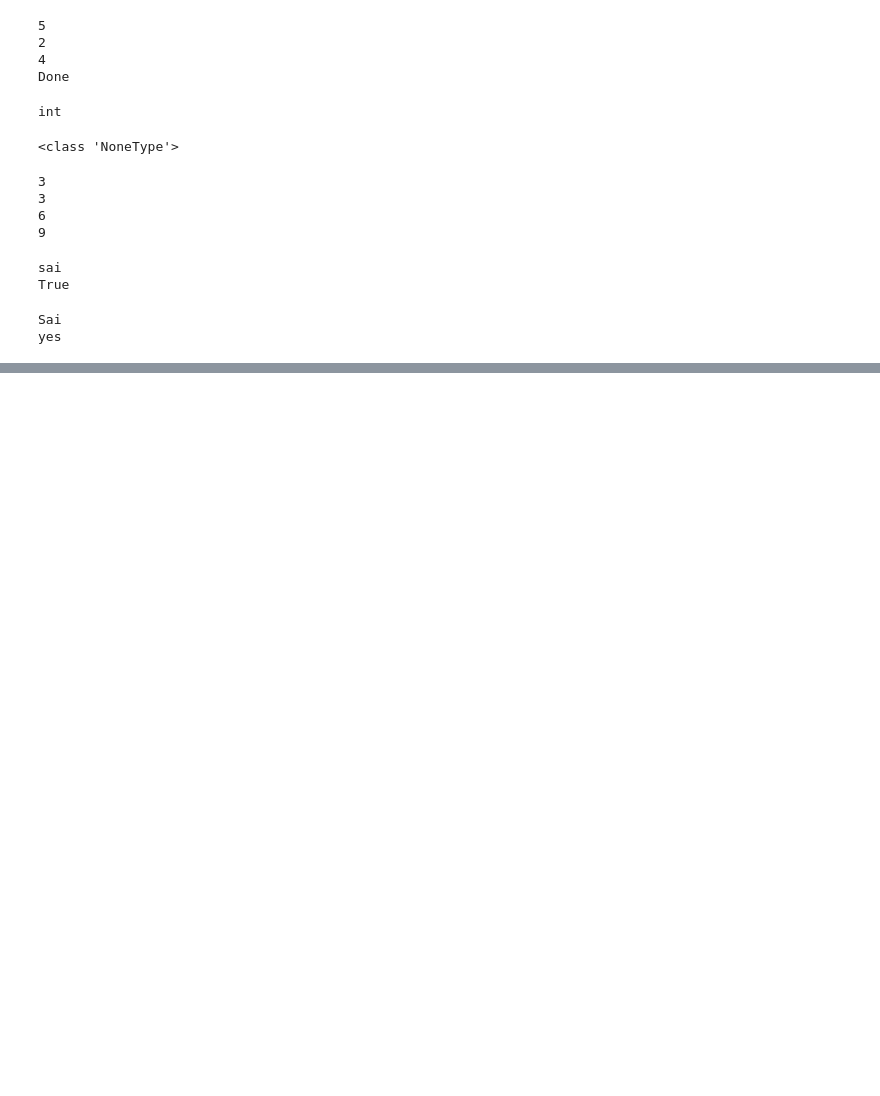
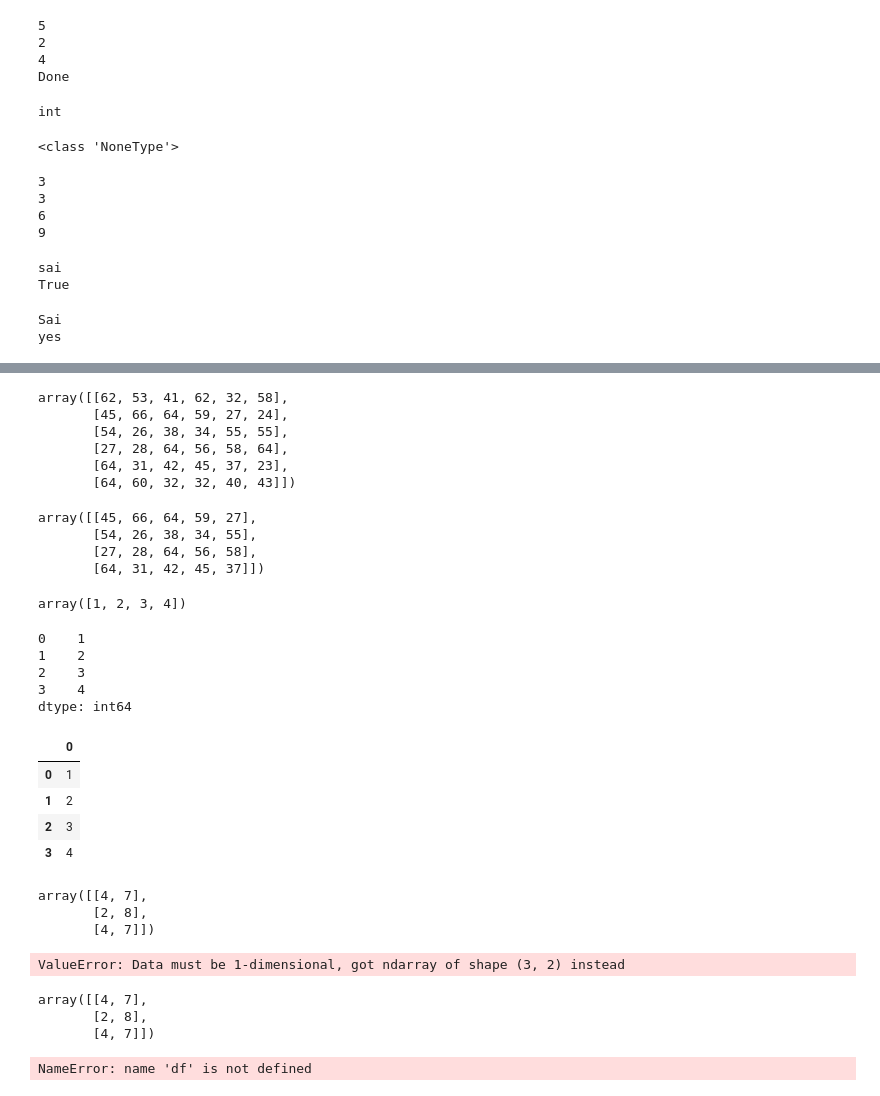
Before and after one commit to Raghureddy720/python-practice, a Jupyter notebook: Untitled.ipynb, the cells around one changed output, grey strips where cells are left out. Drawn from its saved outputs; the diff is of its cells as text; code cells hidden in the pictures; blank space fills up the shorter version.

```diff
--- a/Untitled.ipynb
+++ b/Untitled.ipynb
@@ -571,0 +860,56 @@ yes
+# %%
+b[0:6,1:7]
+# %% [output]
+array([[62, 53, 41, 62, 32, 58],
+       [45, 66, 64, 59, 27, 24],
+       [54, 26, 38, 34, 55, 55],
+       [27, 28, 64, 56, 58, 64],
+       [64, 31, 42, 45, 37, 23],
+       [64, 60, 32, 32, 40, 43]])
+# %%
+b[1:5,1:6]
+# %% [output]
+array([[45, 66, 64, 59, 27],
+       [54, 26, 38, 34, 55],
+       [27, 28, 64, 56, 58],
+       [64, 31, 42, 45, 37]])
+# %%
+import pandas as pd
+k=[1,2,3,4]
+np.array(k)
+# %% [output]
+array([1, 2, 3, 4])
+# %%
+pd.Series(k)
+# %% [output]
+0    1
+1    2
+2    3
+3    4
+dtype: int64
+# %%
+pd.DataFrame(k)
+# %% [output]
+|  | 0 |
+| 0 | 1 |
+| 1 | 2 |
+| 2 | 3 |
+| 3 | 4 |
+# %%
+k=[[4,7],[2,8],[4,7]]
+t=np.array(k)
+t
+# %% [output]
+array([[4, 7],
+       [2, 8],
+       [4, 7]])
+# %%
+pd.Series(t)
+# %% [output]
+ValueError: Data must be 1-dimensional, got ndarray of shape (3, 2) instead
+# %%
+t
+# %% [output]
+array([[4, 7],
+       [2, 8],
+       [4, 7]])
@@ -571,0 +918,4 @@ yes
+# %%
+df.columns
+# %% [output]
+NameError: name 'df' is not defined
```
Also changed, not shown: parts of 39 cells of this notebook.
